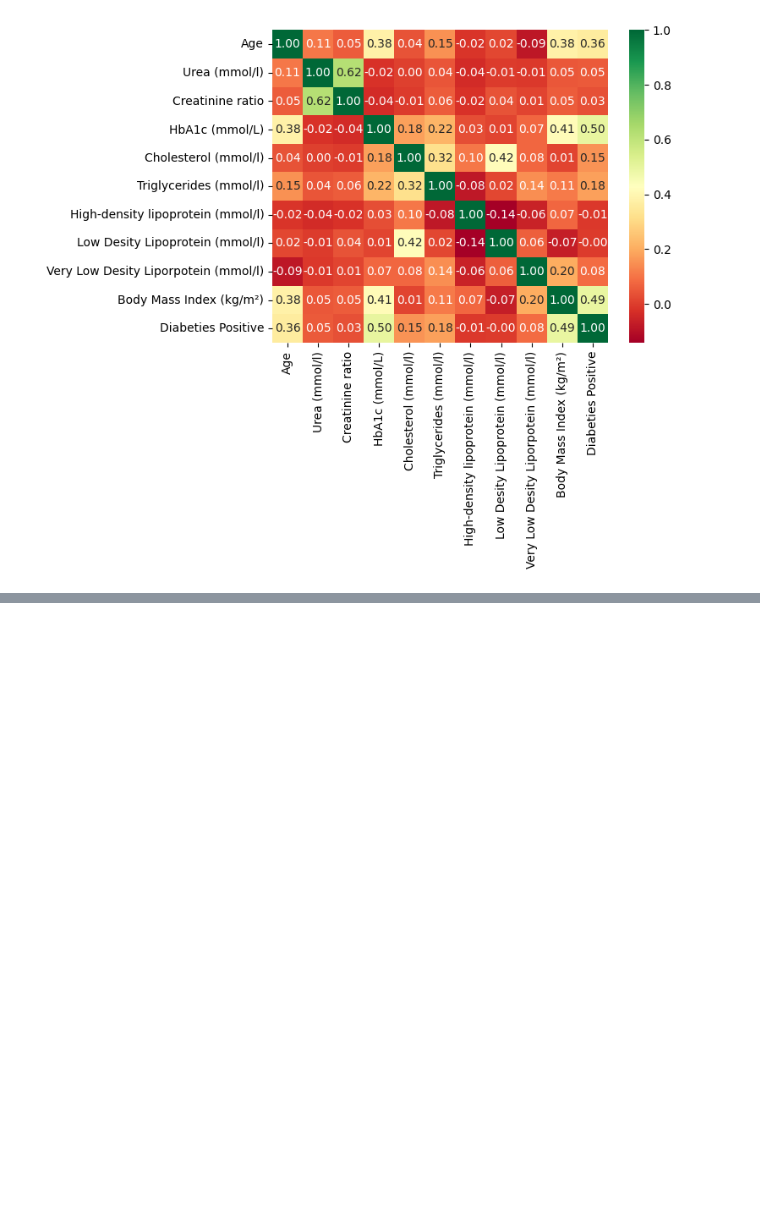
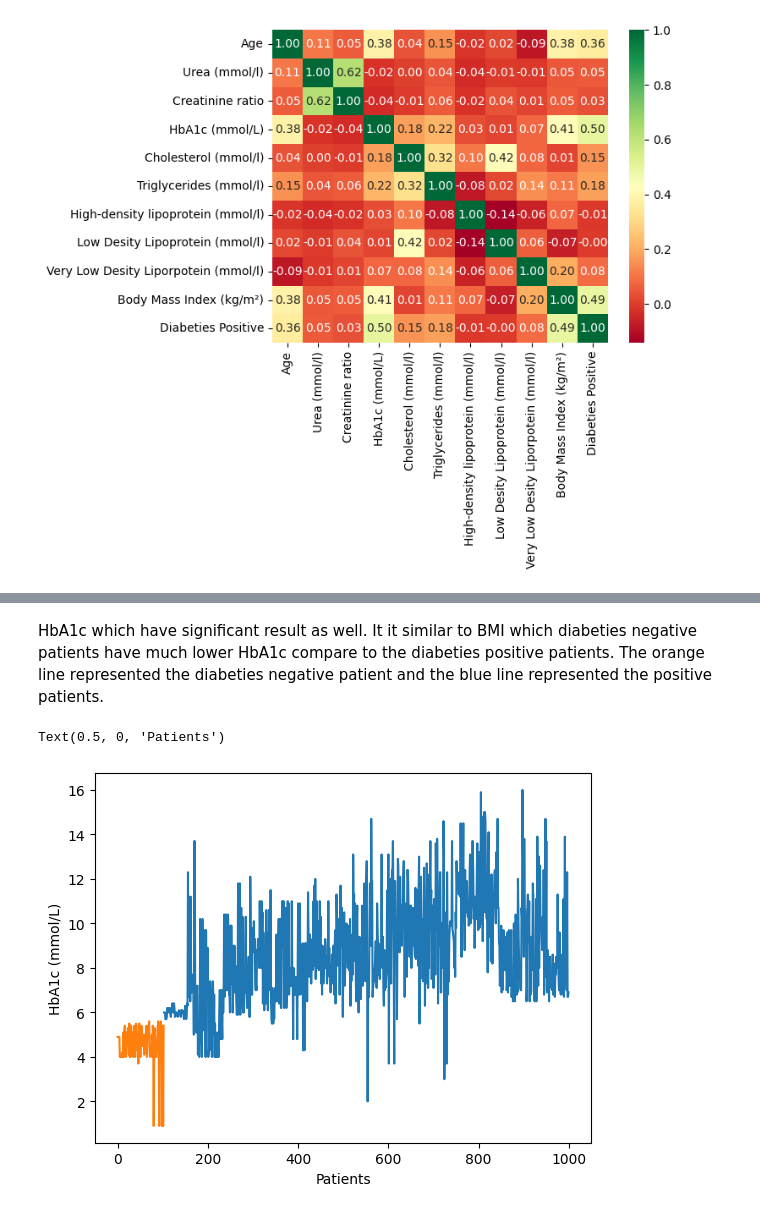
Before and after one commit to ming-0602/CA-Diabetes, a Jupyter notebook: CA.ipynb, the cells around one changed output, grey strips where cells are left out. Drawn from its saved outputs; the diff is of its cells as text; code cells hidden in the pictures; blank space fills up the shorter version.

```diff
--- a/CA.ipynb
+++ b/CA.ipynb
@@ -216,0 +229,14 @@ plt.show()
+# %% [markdown]
+HbA1c which have significant result as well. It it similar to BMI which diabeties negative patients have much lower HbA1c compare to the diabeties positive patients. The orange line represented the diabeties negative patient and the blue line represented the positive patients.
+# %%
+positivedata = df['HbA1c (mmol/L)'].loc[df['Diabeties Positive'] == 1]
+negativedata = df['HbA1c (mmol/L)'].loc[df['Diabeties Positive'] == 0]
+
+positivedata.plot()
+negativedata.plot()
+
+plt.ylabel('HbA1c (mmol/L)')
+plt.xlabel('Patients')
+# %% [output]
+Text(0.5, 0, 'Patients')
+[figure, added]
```
Also changed, not shown: parts of 8 cells of this notebook.
